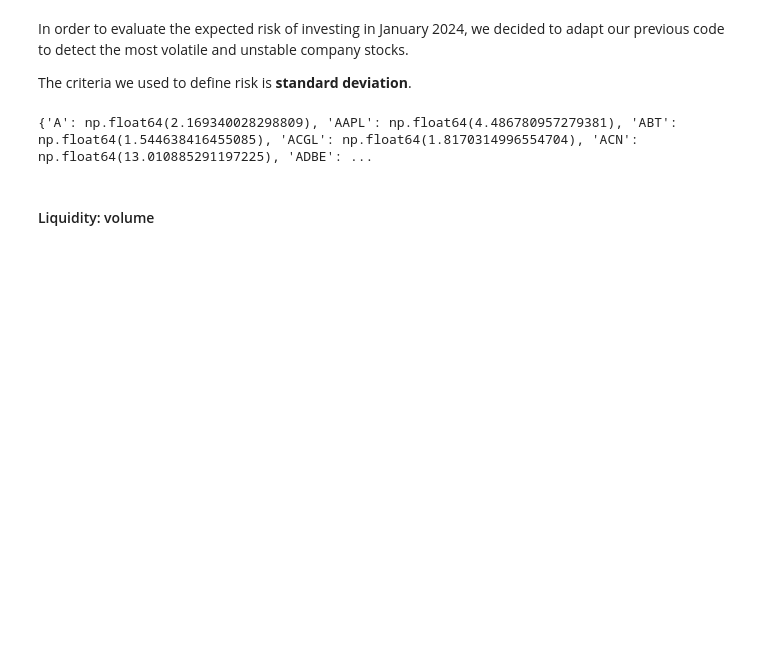
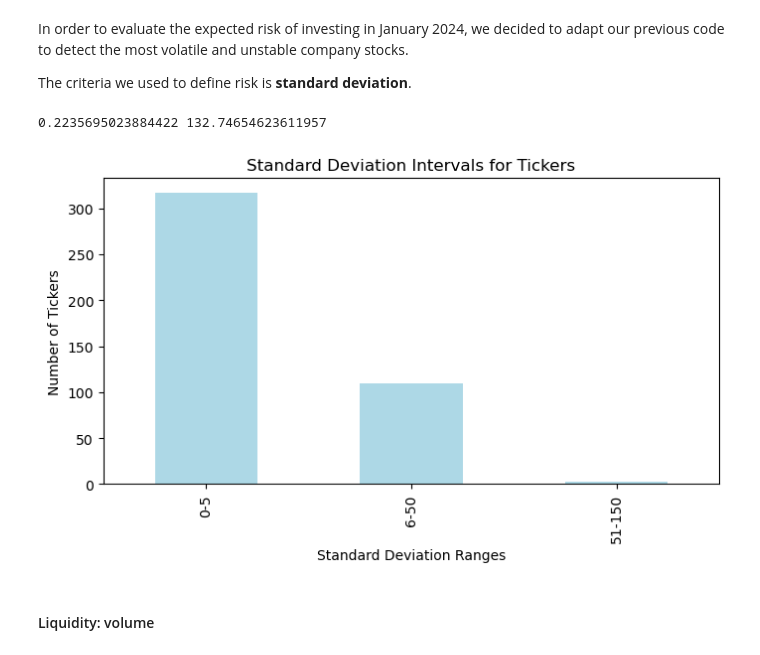
Before and after one commit to pmgfernandes04/SP500-Using-ML-and-Search-Methods, a Jupyter notebook: report.ipynb, the cells around one changed output. Drawn from its saved outputs; the diff is of its cells as text; code cells hidden in the pictures; blank space fills up the shorter version.

```diff
--- a/report.ipynb
+++ b/report.ipynb
@@ -606,8 +606,8 @@ for ticker in tickers_3522:
 
     avg_close = interval_df.Close.mean()
 
-    if avg_close <= 500: tickers_500.append(avg_close)
-    else: tickers_500_3000.append(avg_close)
+    if avg_close <= 500: tickers_500.append(ticker)
+    else: tickers_500_3000.append(ticker)
 # %%
 print(f"Price <= 500: {len(tickers_500)} different stocks.")
 print(f"Price in ]500, 3000]: {len(tickers_500_3000)} different stocks.")
@@ -651,14 +651,39 @@ for ticker in tickers_3522:
     interval_df = df[(df['Date'] >= start_date) & (df['Date'] <= end_date)]
 
     # Calculate the standard deviation of the 'Close' column in the sectioned data
-    std_deviation = interval_df['Close'].std()
+    std_deviation = interval_df.Close.std()
 
     # Store the standard deviation in the dictionary
-    std_dev_prices[ticker] = std_deviation
-
-# Output the results
-print(std_dev_prices)
+    std_dev_prices[std_deviation] = ticker
-# %% [output]
-{'A': np.float64(2.169340028298809), 'AAPL': np.float64(4.486780957279381), 'ABT': np.float64(1.544638416455085), 'ACGL': np.float64(1.8170314996554704), 'ACN': np.float64(13.010885291197225), 'ADBE': ...
+# %%
+min_diff = min(std_dev_prices)
+max_diff = max(std_dev_prices)
+
+print(min_diff, max_diff)
+# %% [output]
+0.2235695023884422 132.74654623611957
+# %%
+# Assuming std_dev_prices is already populated
+# Standard deviation values range from 0.22357 to 132.74655
+ranges = pd.cut(
+    list(std_dev_prices.keys()),
+    bins=[0, 5, 50, 150],  # Define suitable bins for standard deviations
+    labels=['0-5', '6-50', '51-150']
+)
+
+# Group data by these ranges
+grouped_data = pd.Series(std_dev_prices.keys()).groupby(ranges, observed=False).size()
+
+# Plotting
+plt.figure(figsize=(8, 4))
+grouped_data.plot(kind='bar', color='lightblue')
+
+# Adding titles and labels
+plt.title('Standard Deviation Intervals for Tickers')
+plt.xlabel('Standard Deviation Ranges')
+plt.ylabel('Number of Tickers')
+plt.show()
+# %% [output]
+[figure, added]
 # %% [markdown]
 #### Liquidity: volume
```
Also changed, not shown: parts of 6 cells of this notebook.
